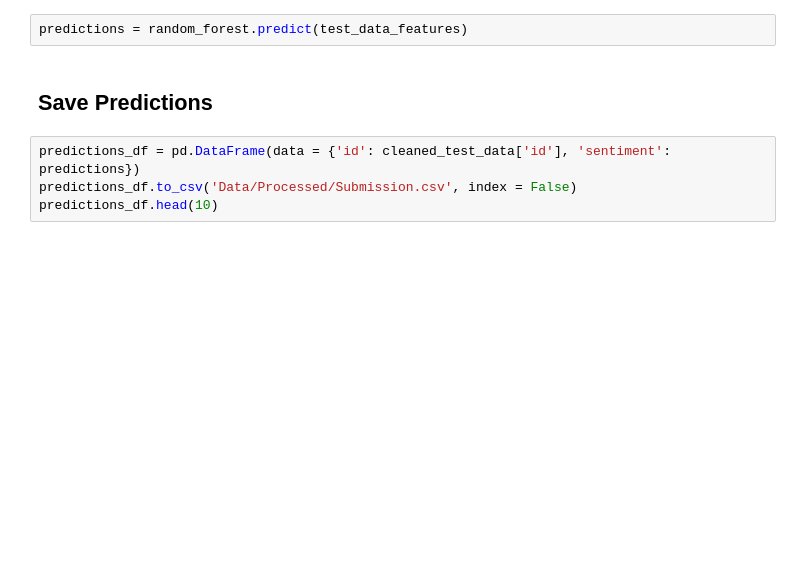
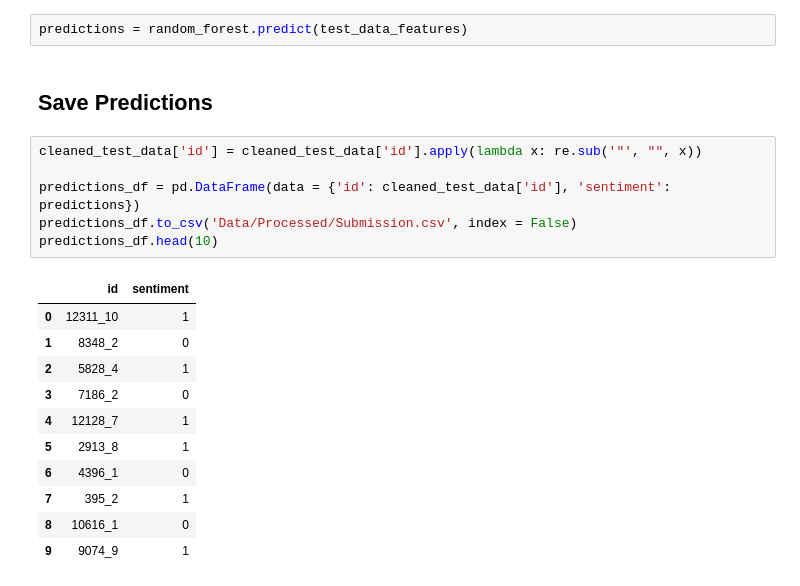
Before and after one commit to keivanipchihagh/Bag-of-Words-Meets-Bags-of-Popcorn, a Jupyter notebook: Bag Of Words.ipynb, the cells around one changed output. Cells and saved outputs as stored; diff of their text form; blank space fills up the shorter version.

```diff
--- a/Bag Of Words.ipynb
+++ b/Bag Of Words.ipynb
@@ -140,6 +171,20 @@ predictions = random_forest.predict(test_data_features)
 # %% [markdown]
 ## Save Predictions
 # %%
+cleaned_test_data['id'] = cleaned_test_data['id'].apply(lambda x: re.sub('"', "", x))
+
 predictions_df = pd.DataFrame(data = {'id': cleaned_test_data['id'], 'sentiment': predictions})
 predictions_df.to_csv('Data/Processed/Submission.csv', index = False)
 predictions_df.head(10)
+# %% [output]
+|  | id | sentiment |
+| 0 | 12311_10 | 1 |
+| 1 | 8348_2 | 0 |
+| 2 | 5828_4 | 1 |
+| 3 | 7186_2 | 0 |
+| 4 | 12128_7 | 1 |
+| 5 | 2913_8 | 1 |
+| 6 | 4396_1 | 0 |
+| 7 | 395_2 | 1 |
+| 8 | 10616_1 | 0 |
+| 9 | 9074_9 | 1 |
```
Also changed, not shown: parts of 3 cells of this notebook, 4 other files.
